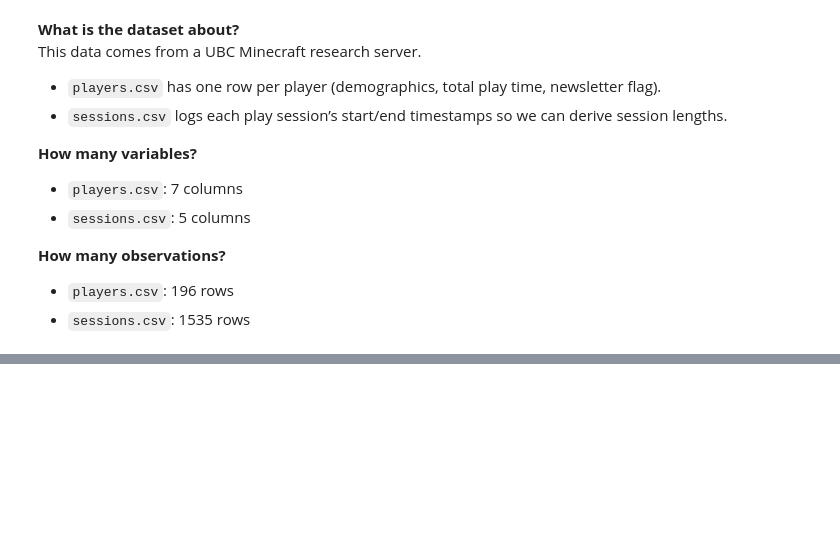
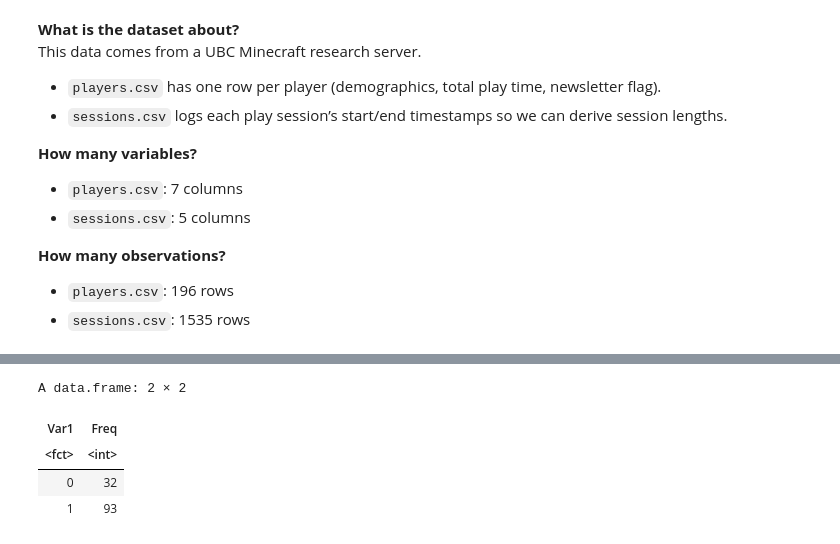
Before and after one commit to smirsham/DSCI-100-Project, a Jupyter notebook: Project_Code.ipynb, the cells around one changed output, grey strips where cells are left out. Saved outputs shown, nothing was run; the diff lists cells and outputs as text; code cells hidden in the pictures; blank space fills up the shorter version.

```diff
--- a/Project_Code.ipynb
+++ b/Project_Code.ipynb
@@ -103,0 +208,8 @@ This data comes from a UBC Minecraft research server.
+# %%
+table(df$newsletter_subscribed) |> as.data.frame()
+# %% [output]
+A data.frame: 2 × 2
+| Var1 | Freq |
+| <fct> | <int> |
+| 0 | 32 |
+| 1 | 93 |
```
Also changed, not shown: parts of 10 cells of this notebook.
